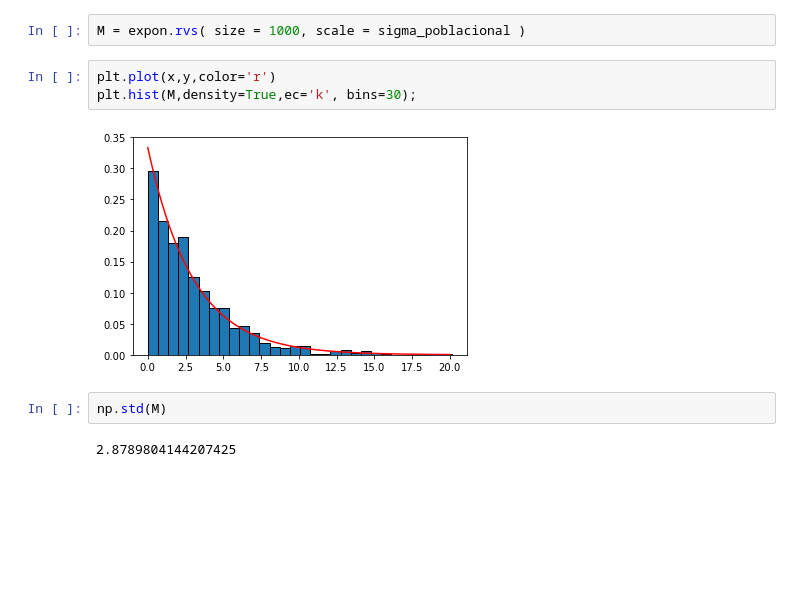
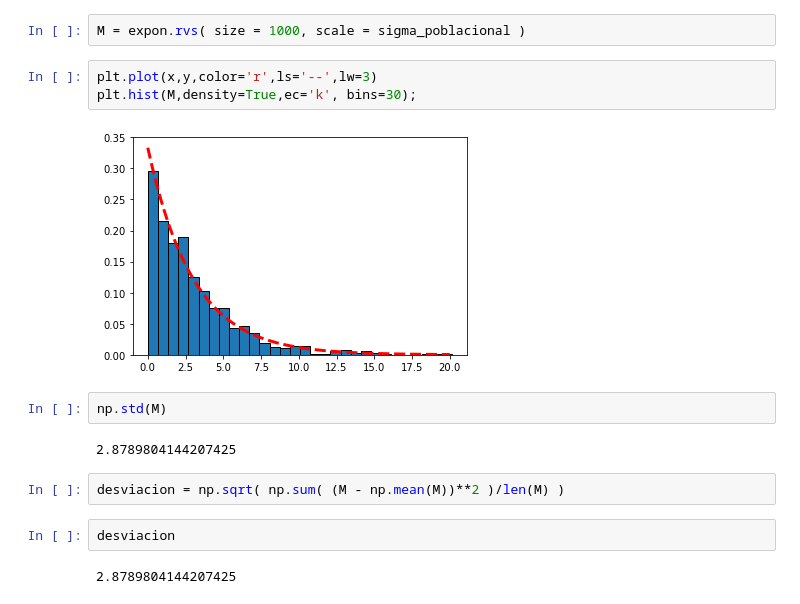
Before and after one commit to florez/Estadistica_Herramientas, a Jupyter notebook: Sesion4/MediaMovil_DesviacionTipica.ipynb, the cells around one changed output. Drawn from its saved outputs; the diff is of its cells as text; blank space fills up the shorter version.

```diff
--- a/Sesion4/MediaMovil_DesviacionTipica.ipynb
+++ b/Sesion4/MediaMovil_DesviacionTipica.ipynb
@@ -178,11 +178,17 @@ plt.plot(x,y)
 # %%
 M = expon.rvs( size = 1000, scale = sigma_poblacional )
 # %%
-plt.plot(x,y,color='r')
+plt.plot(x,y,color='r',ls='--',lw=3)
 plt.hist(M,density=True,ec='k', bins=30);
 # %% [output]
-[figure, old version]
+[figure, new version]
 # %%
 np.std(M)
 # %% [output]
 2.8789804144207425
+# %%
+desviacion = np.sqrt( np.sum( (M - np.mean(M))**2 )/len(M) )
+# %%
+desviacion
+# %% [output]
+2.8789804144207425
```
